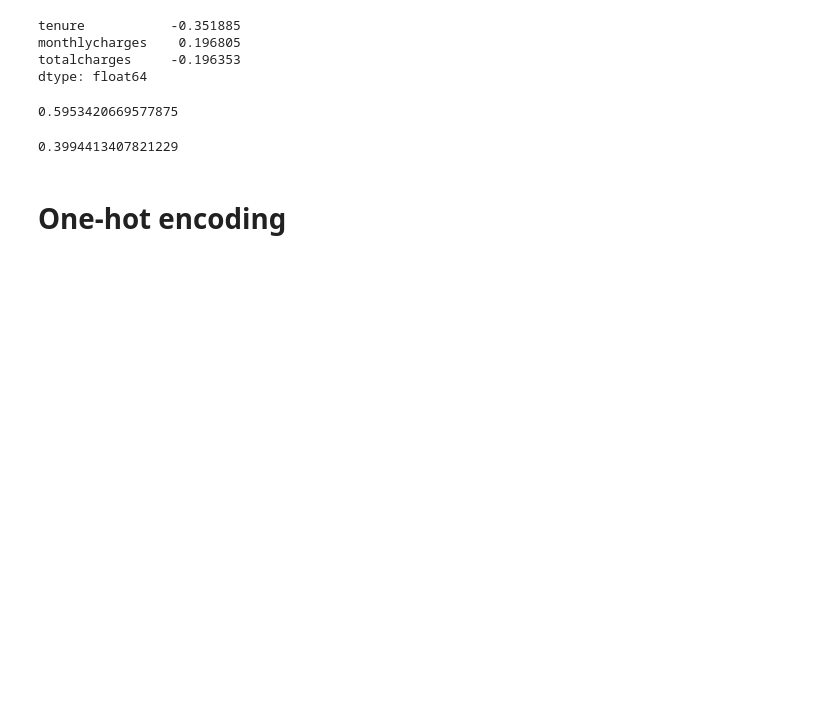
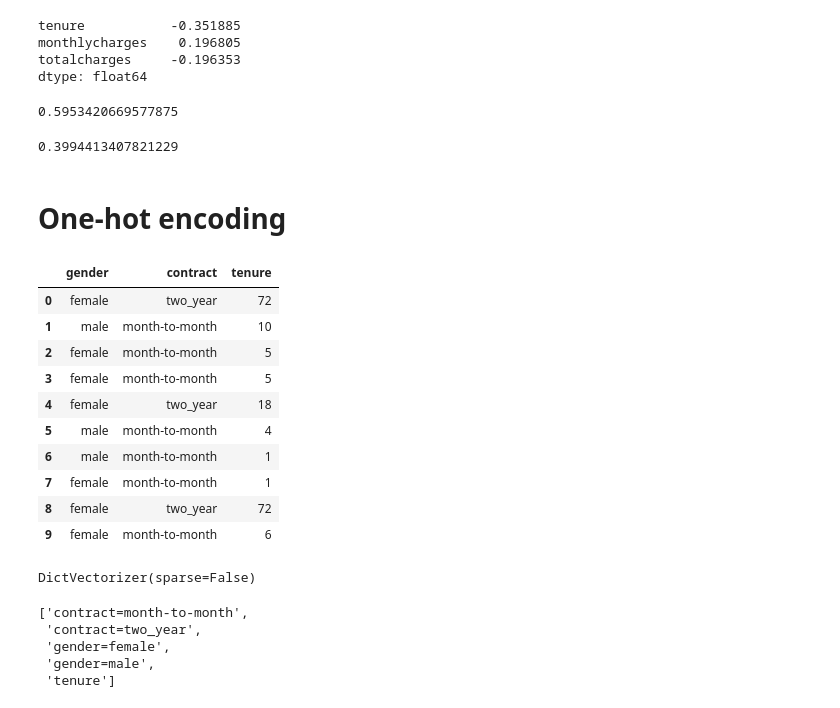
Before and after one commit to Wratch/mlbook_camp, a Jupyter notebook: Lessons/03-Week/03-week.ipynb, the cells around one changed output. Cells and saved outputs as stored; diff of their text form; code cells hidden in the pictures; blank space fills up the shorter version.

```diff
--- a/Lessons/03-Week/03-week.ipynb
+++ b/Lessons/03-Week/03-week.ipynb
@@ -329,0 +332,14 @@ df_full_train[(df_full_train.tenure > 2) & (df_full_train.tenure <= 12)].churn.m
+# %%
+df_train[['gender', 'contract', 'tenure']].iloc[:10]
+# %% [output]
+|  | gender | contract | tenure |
+| 0 | female | two_year | 72 |
+| 1 | male | month-to-month | 10 |
+| 2 | female | month-to-month | 5 |
+| 3 | female | month-to-month | 5 |
+| 4 | female | two_year | 18 |
+| 5 | male | month-to-month | 4 |
+| 6 | male | month-to-month | 1 |
+| 7 | female | month-to-month | 1 |
+| 8 | female | two_year | 72 |
+| 9 | female | month-to-month | 6 |
@@ -329,0 +350,12 @@ df_full_train[(df_full_train.tenure > 2) & (df_full_train.tenure <= 12)].churn.m
+# %%
+dv.fit(dicts)
+# %% [output]
+DictVectorizer(sparse=False)
+# %%
+dv.get_feature_names()
+# %% [output]
+['contract=month-to-month',
+ 'contract=two_year',
+ 'gender=female',
+ 'gender=male',
+ 'tenure']
```
Also changed, not shown: parts of 23 cells of this notebook.
